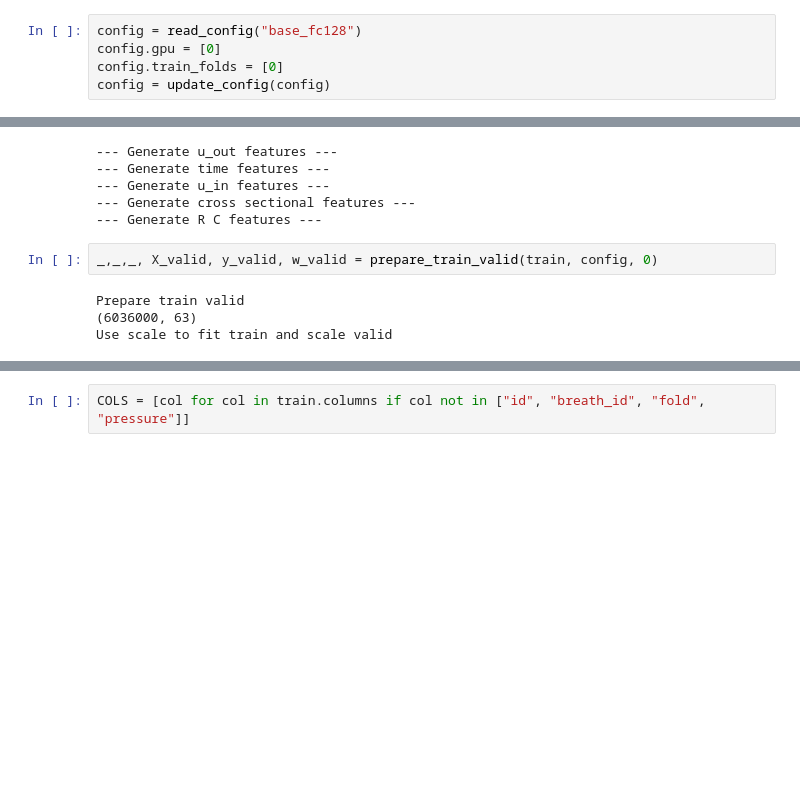
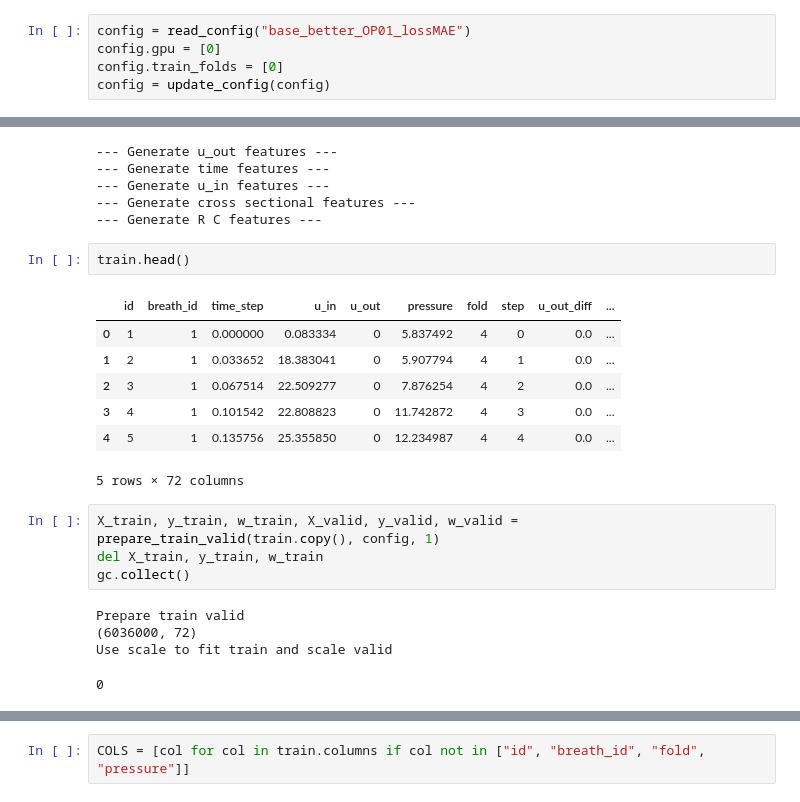
Before and after one commit to ZiyueWang25/GBVPP, a Jupyter notebook: notebook/FeatureImportance.ipynb, the cells around one changed output, grey strips where cells are left out. Saved outputs shown, nothing was run; the diff lists cells and outputs as text; blank space fills up the shorter version.

```diff
--- a/notebook/FeatureImportance.ipynb
+++ b/notebook/FeatureImportance.ipynb
@@ -12,5 +29,5 @@ from models import get_model
 # %%
-config = read_config("base_fc128")
+config = read_config("base_better_OP01_lossMAE")
 config.gpu = [0]
 config.train_folds = [0]
 config = update_config(config)
@@ -29,9 +46,22 @@ seed_torch(seed=config.seed)
 --- Generate u_in features ---
 --- Generate cross sectional features ---
 --- Generate R C features ---
+# %%
+train.head()
+# %% [output]
+|  | id | breath_id | time_step | u_in | u_out | pressure | fold | step | u_out_diff | ... |
+| 0 | 1 | 1 | 0.000000 | 0.083334 | 0 | 5.837492 | 4 | 0 | 0.0 | ... |
+| 1 | 2 | 1 | 0.033652 | 18.383041 | 0 | 5.907794 | 4 | 1 | 0.0 | ... |
+| 2 | 3 | 1 | 0.067514 | 22.509277 | 0 | 7.876254 | 4 | 2 | 0.0 | ... |
+| 3 | 4 | 1 | 0.101542 | 22.808823 | 0 | 11.742872 | 4 | 3 | 0.0 | ... |
+| 4 | 5 | 1 | 0.135756 | 25.355850 | 0 | 12.234987 | 4 | 4 | 0.0 | ... |
+5 rows × 72 columns
 # %%
-_,_,_, X_valid, y_valid, w_valid = prepare_train_valid(train, config, 0)
+X_train, y_train, w_train, X_valid, y_valid, w_valid = prepare_train_valid(train.copy(), config, 1)
+del X_train, y_train, w_train
+gc.collect()
 # %% [output]
 Prepare train valid
-(6036000, 63)
+(6036000, 72)
 Use scale to fit train and scale valid
+0
```
Also changed, not shown: parts of 10 cells of this notebook, 3 other files.
